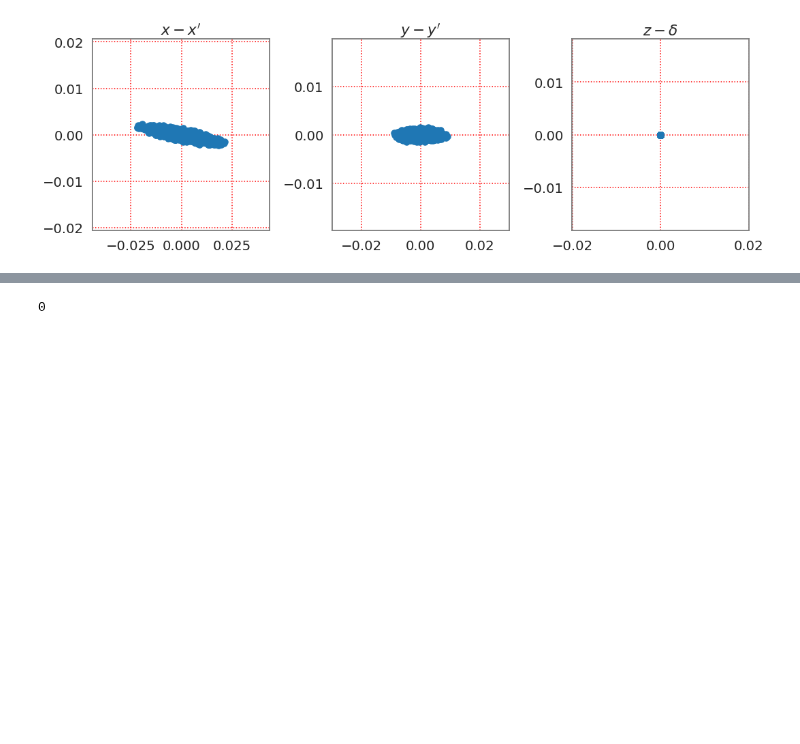
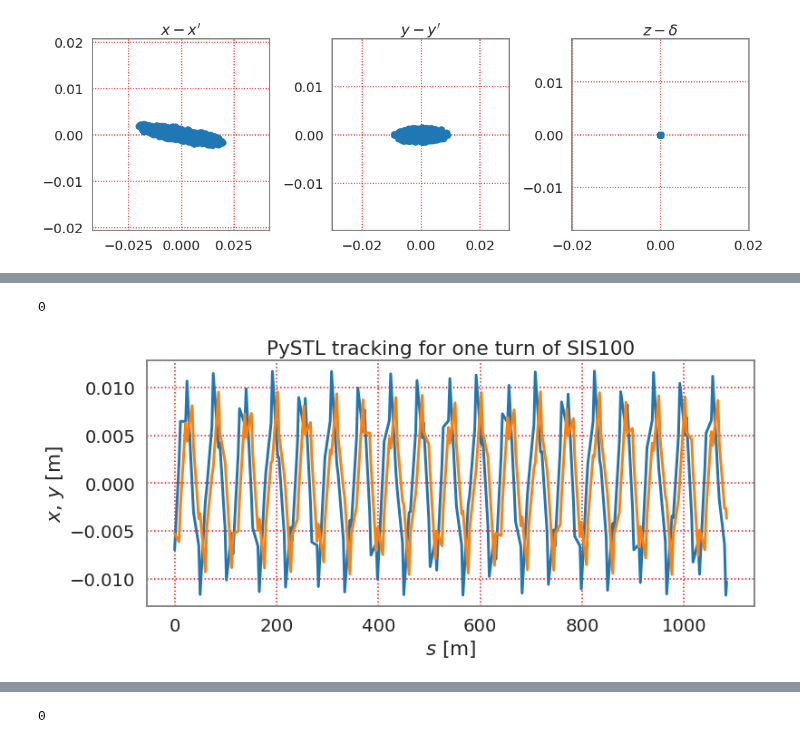
Before and after one commit to aoeftiger/sixtracklib_pyht_playground, a Jupyter notebook: sis100/SIS100_tracking_comparisonMADXvsPySTL_noSC.ipynb, the cells around one changed output, grey strips where cells are left out. Saved outputs shown, nothing was run; the diff lists cells and outputs as text; code cells hidden in the pictures; blank space fills up the shorter version.

```diff
--- a/sis100/SIS100_tracking_comparisonMADXvsPySTL_noSC.ipynb
+++ b/sis100/SIS100_tracking_comparisonMADXvsPySTL_noSC.ipynb
@@ -233,0 +309,6 @@ particles.delta += dp
+# %%
+job = pyst.TrackJob(elements, particles, device="opencl:1.0", until_turn_elem_by_elem=True)
+# %%
+job.track_elem_by_elem(1)
+# %% [output]
+0
@@ -233,0 +317,21 @@ particles.delta += dp
+# %%
+s = twiss['s'][::2]
+beta_x = twiss['betx'][::2]
+beta_y = twiss['bety'][::2]
+
+p_id = 1
+# %%
+rec_x = job.output.particles[0].x
+rec_y = job.output.particles[0].y
+
+x_pystl = rec_x[p_id::npart][1:][::2]
+y_pystl = rec_y[p_id::npart][1:][::2]
+# %%
+plt.figure(figsize=(12, 5))
+plt.title('PySTL tracking for one turn of SIS100')
+plt.xlabel('$s$ [m]')
+plt.ylabel('$x$, $y$ [m]')
+plt.plot(s, x_pystl)
+plt.plot(s, y_pystl);
+# %% [output]
+[figure, added]
```
Also changed, not shown: parts of 54 cells of this notebook, 6 other files.
